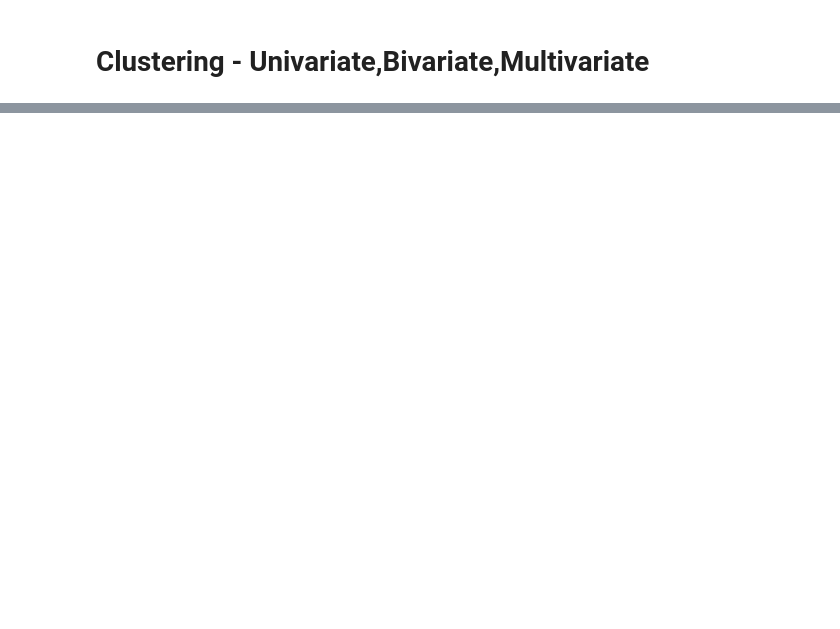
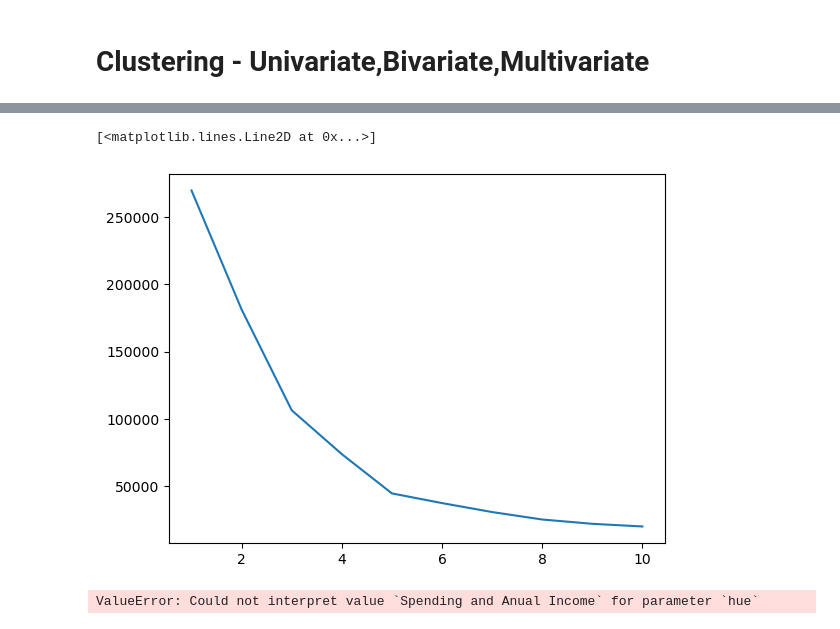
Before and after one commit to bavdaneashwini/customer-segmentation, a Jupyter notebook: Untitled.ipynb, the cells around one changed output, grey strips where cells are left out. Saved outputs shown, nothing was run; the diff lists cells and outputs as text; code cells hidden in the pictures; blank space fills up the shorter version.

```diff
--- a/Untitled.ipynb
+++ b/Untitled.ipynb
@@ -185,0 +263,5 @@ sns.heatmap(df.corr(),annot=True,cmap='coolwarm')
+# %%
+clustering2 = KMeans()
+clustering2.fit(df[['Annual Income (k$)', 'Spending Score (1-100)']])
+df['Spending and Income Cluster']= clustering2.labels_
+df.head()
@@ -185,0 +275,14 @@ sns.heatmap(df.corr(),annot=True,cmap='coolwarm')
+# %%
+inertia_scores2 = []
+for i in range(1,11):
+    kmeans2 = KMeans(n_clusters = i)
+    kmeans2.fit(df[['Annual Income (k$)','Spending Score (1-100)']])
+    inertia_scores2.append(kmeans2.inertia_)
+plt.plot(range(1,11),inertia_scores2)
+# %% [output]
+[<matplotlib.lines.Line2D at 0x...>]
+[figure, added]
+# %%
+sns.scatterplot(data=df,x='Annual Income (k$)',y='Spending Score (1-100)',hue='Spending and Anual Income',palette='tab10')
+# %% [output]
+ValueError: Could not interpret value `Spending and Anual Income` for parameter `hue`
```
Also changed, not shown: parts of 15 cells of this notebook.
